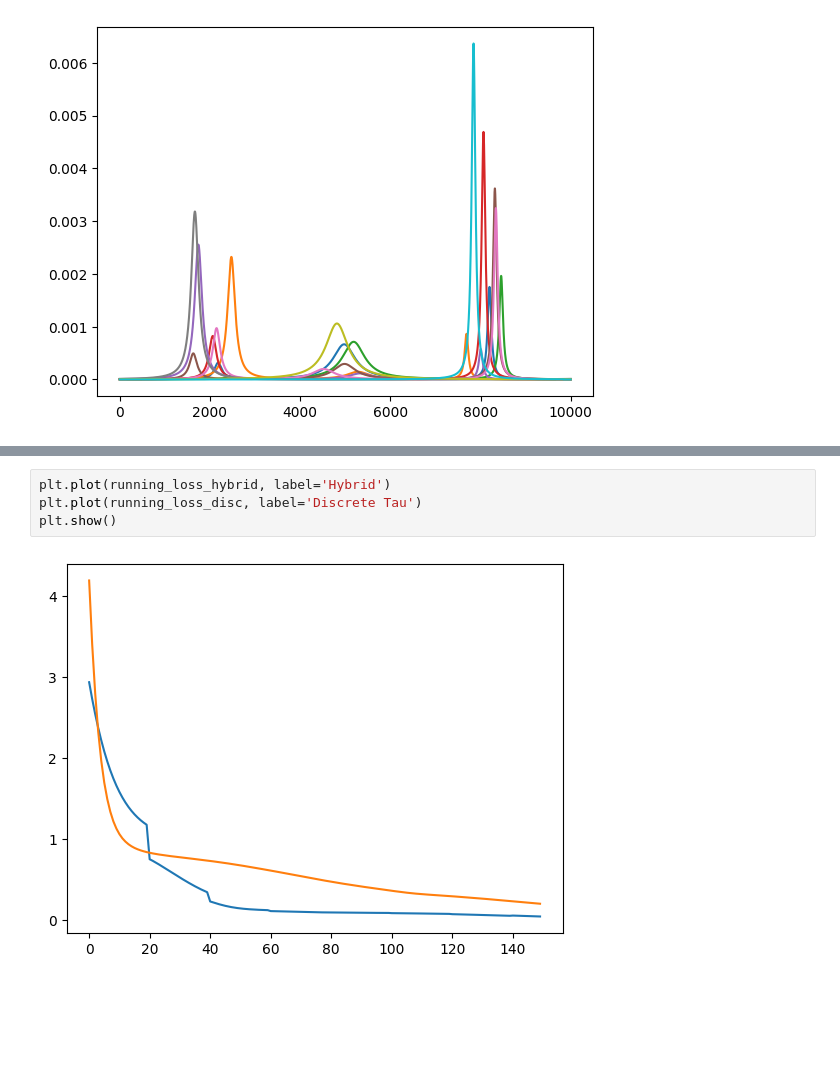
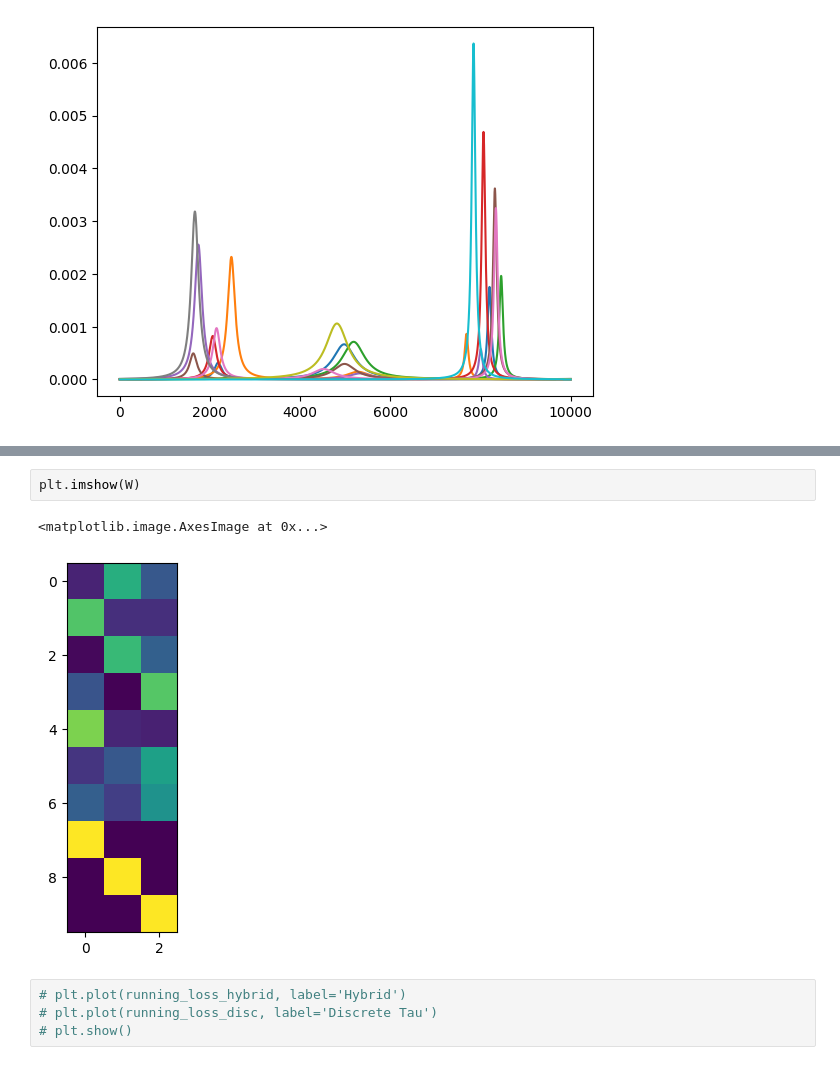
Before and after one commit to LucasEmcken/Bachelorprojekt, a Jupyter notebook: comparison.ipynb, the cells around one changed output, grey strips where cells are left out. Cells and saved outputs as stored; diff of their text form; blank space fills up the shorter version.

```diff
--- a/comparison.ipynb
+++ b/comparison.ipynb
@@ -92,6 +93,9 @@ epoch: 150, Loss: 0.04721621799525402, Tau: 2476.89402276318655
+# %%
+plt.imshow(W)
+# %% [output]
+<matplotlib.image.AxesImage at 0x...>
+[figure, added]
 # %%
-plt.plot(running_loss_hybrid, label='Hybrid')
-plt.plot(running_loss_disc, label='Discrete Tau')
-plt.show()
+# plt.plot(running_loss_hybrid, label='Hybrid')
+# plt.plot(running_loss_disc, label='Discrete Tau')
+# plt.show()
-# %% [output]
-[figure, removed]
```
Also changed, not shown: parts of 8 cells of this notebook, 4 other files.
